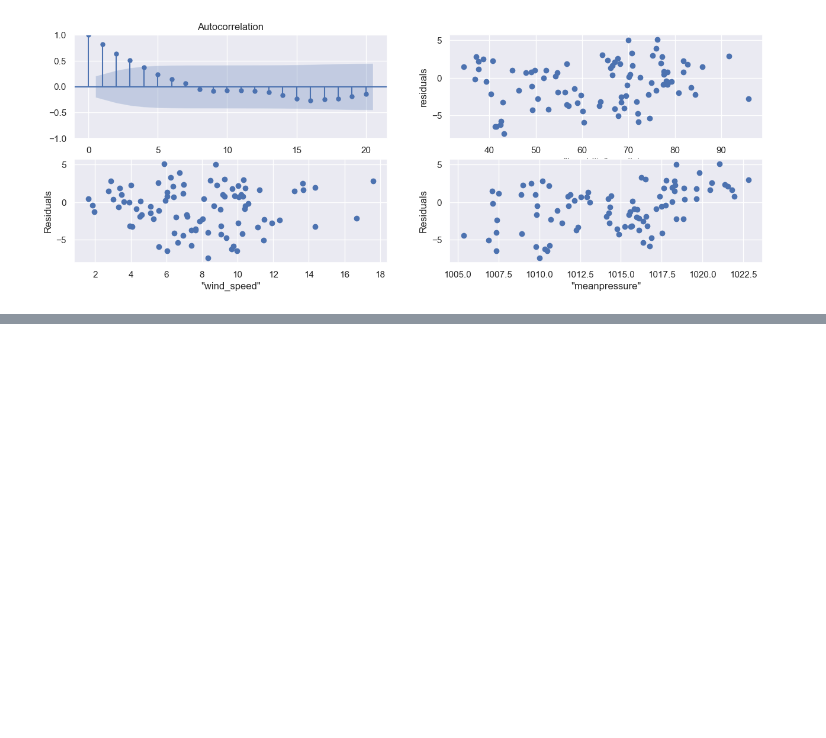
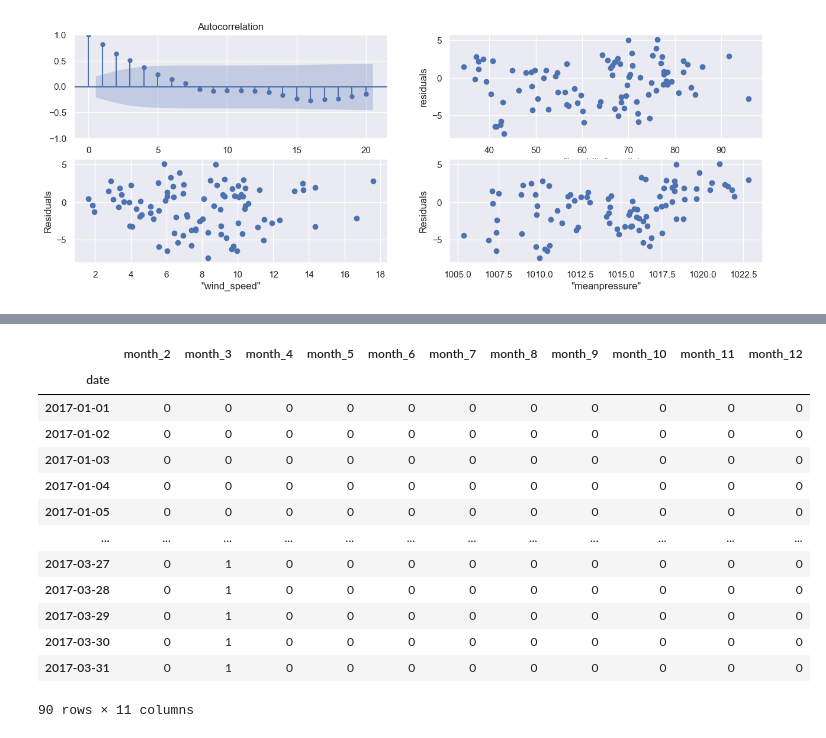
Before and after one commit to marcocolognesi/Weather_Forecast, a Jupyter notebook: forecasting.ipynb, the cells around one changed output, grey strips where cells are left out. Cells and saved outputs as stored; diff of their text form; code cells hidden in the pictures; blank space fills up the shorter version.

```diff
--- a/forecasting.ipynb
+++ b/forecasting.ipynb
@@ -218,0 +244,33 @@ display(train_data)
+# %%
+# Creating dummy dataframe containing encoded variables on test data
+dummy_df_test = pd.DataFrame(data=pd.get_dummies(test_data.index.month, drop_first=True, prefix='month'))
+dummy_df_test.index = test_data.index
+
+# Converting into int
+dummy_df_test = dummy_df_test.astype(int)
+
+# Adding to dummy_df_test missing columns from dummy_df_train (so that they can match)
+missing_cols = list(set(dummy_df_train.columns) - set(dummy_df_test.columns))
+
+# sorting missing months for better ordering
+sorted_missing_cols = sorted(missing_cols, key=lambda x : int(x.split('_')[1]))
+
+for month in sorted_missing_cols:
+    dummy_df_test[month] = 0
+
+display(dummy_df_test)
+# %% [output]
+|  | month_2 | month_3 | month_4 | month_5 | month_6 | month_7 | month_8 | month_9 | month_10 | month_11 | month_12 |
+| date |  |  |  |  |  |  |  |  |  |  |  |
+| 2017-01-01 | 0 | 0 | 0 | 0 | 0 | 0 | 0 | 0 | 0 | 0 | 0 |
+| 2017-01-02 | 0 | 0 | 0 | 0 | 0 | 0 | 0 | 0 | 0 | 0 | 0 |
+| 2017-01-03 | 0 | 0 | 0 | 0 | 0 | 0 | 0 | 0 | 0 | 0 | 0 |
+| 2017-01-04 | 0 | 0 | 0 | 0 | 0 | 0 | 0 | 0 | 0 | 0 | 0 |
+| 2017-01-05 | 0 | 0 | 0 | 0 | 0 | 0 | 0 | 0 | 0 | 0 | 0 |
+| ... | ... | ... | ... | ... | ... | ... | ... | ... | ... | ... | ... |
+| 2017-03-27 | 0 | 1 | 0 | 0 | 0 | 0 | 0 | 0 | 0 | 0 | 0 |
+| 2017-03-28 | 0 | 1 | 0 | 0 | 0 | 0 | 0 | 0 | 0 | 0 | 0 |
+| 2017-03-29 | 0 | 1 | 0 | 0 | 0 | 0 | 0 | 0 | 0 | 0 | 0 |
+| 2017-03-30 | 0 | 1 | 0 | 0 | 0 | 0 | 0 | 0 | 0 | 0 | 0 |
+| 2017-03-31 | 0 | 1 | 0 | 0 | 0 | 0 | 0 | 0 | 0 | 0 | 0 |
+90 rows × 11 columns
```
Also changed, not shown: parts of 19 cells of this notebook.
